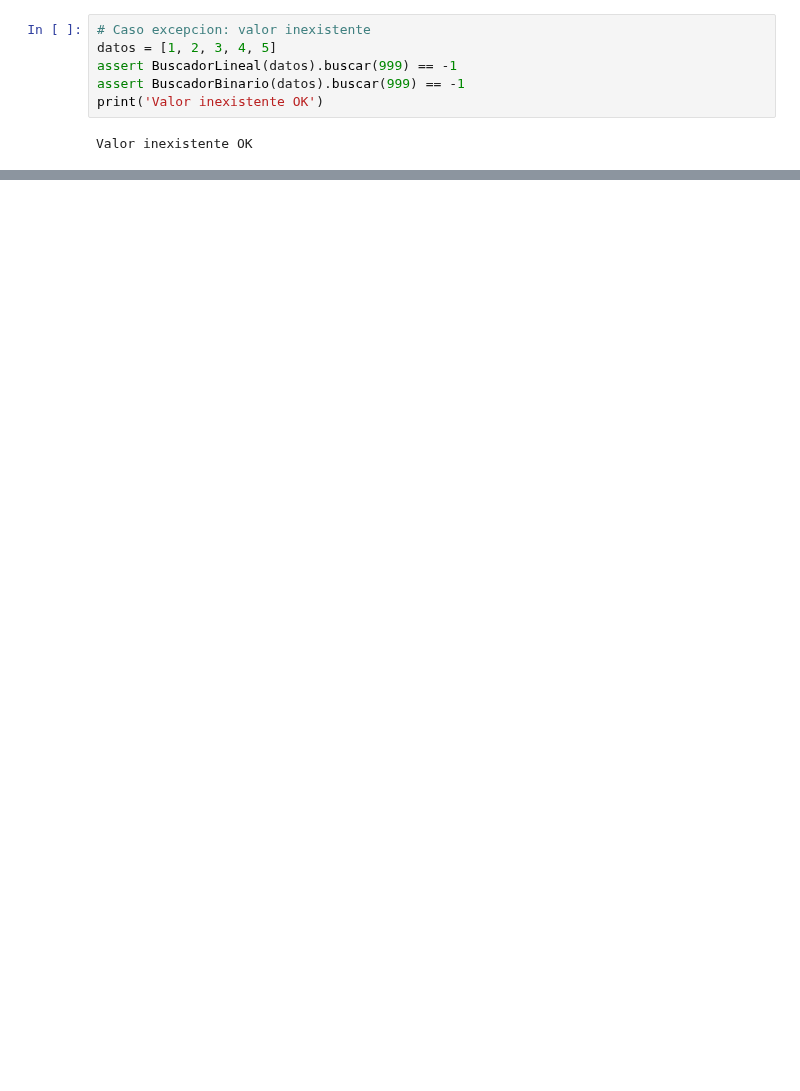
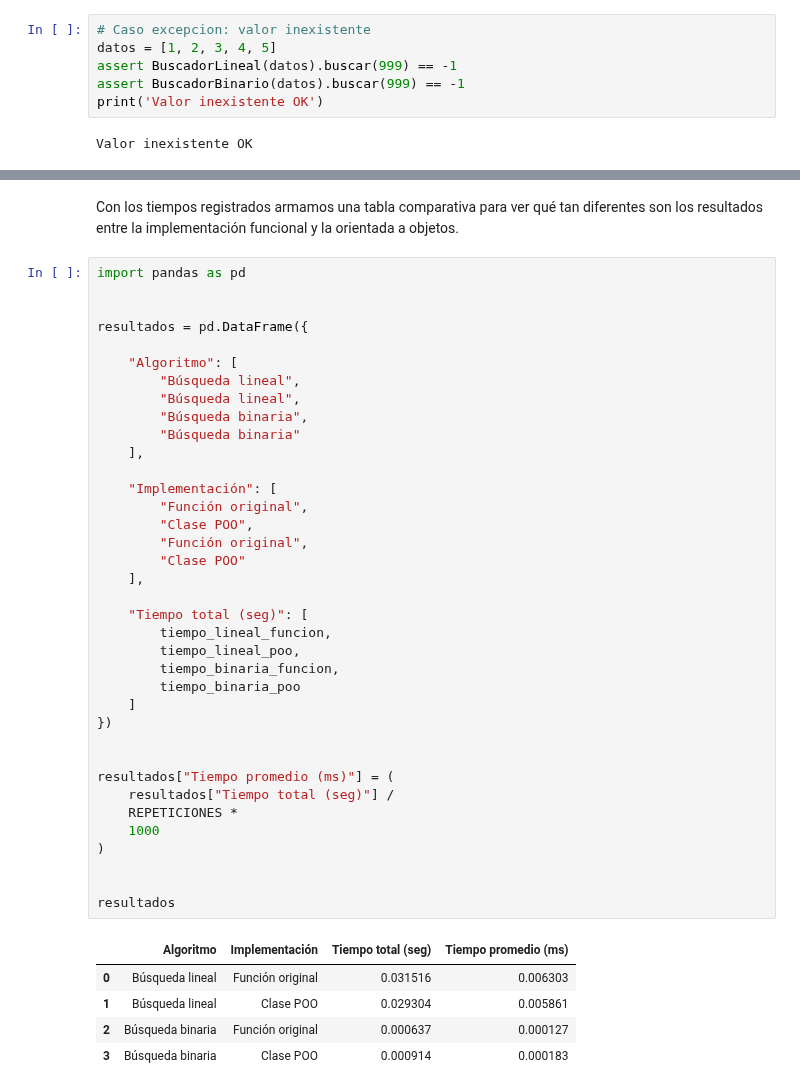
Before and after one commit to k1ngdom0fbullsh1t/proyecto-grupo4-mcdi500, a Jupyter notebook: notebooks/f3_modelamiento/F3_Algoritmos_Complejidad.ipynb, the cells around one changed output, grey strips where cells are left out. Saved outputs shown, nothing was run; the diff lists cells and outputs as text; blank space fills up the shorter version.

```diff
--- a/notebooks/f3_modelamiento/F3_Algoritmos_Complejidad.ipynb
+++ b/notebooks/f3_modelamiento/F3_Algoritmos_Complejidad.ipynb
@@ -533,0 +701,45 @@ Valor inexistente OK
+# %% [markdown]
+Con los tiempos registrados armamos una tabla comparativa para ver qué tan diferentes son los resultados entre la implementación funcional y la orientada a objetos.
+# %%
+import pandas as pd
+
+
+resultados = pd.DataFrame({
+
+    "Algoritmo": [
+        "Búsqueda lineal",
+        "Búsqueda lineal",
+        "Búsqueda binaria",
+        "Búsqueda binaria"
+    ],
+
+    "Implementación": [
+        "Función original",
+        "Clase POO",
+        "Función original",
+        "Clase POO"
+    ],
+
+    "Tiempo total (seg)": [
+        tiempo_lineal_funcion,
+        tiempo_lineal_poo,
+        tiempo_binaria_funcion,
+        tiempo_binaria_poo
+    ]
+})
+
+
+resultados["Tiempo promedio (ms)"] = (
+    resultados["Tiempo total (seg)"] /
+    REPETICIONES *
+    1000
+)
+
+
+resultados
+# %% [output]
+|  | Algoritmo | Implementación | Tiempo total (seg) | Tiempo promedio (ms) |
+| 0 | Búsqueda lineal | Función original | 0.031516 | 0.006303 |
+| 1 | Búsqueda lineal | Clase POO | 0.029304 | 0.005861 |
+| 2 | Búsqueda binaria | Función original | 0.000637 | 0.000127 |
+| 3 | Búsqueda binaria | Clase POO | 0.000914 | 0.000183 |
```
Also changed, not shown: parts of 15 cells of this notebook.
